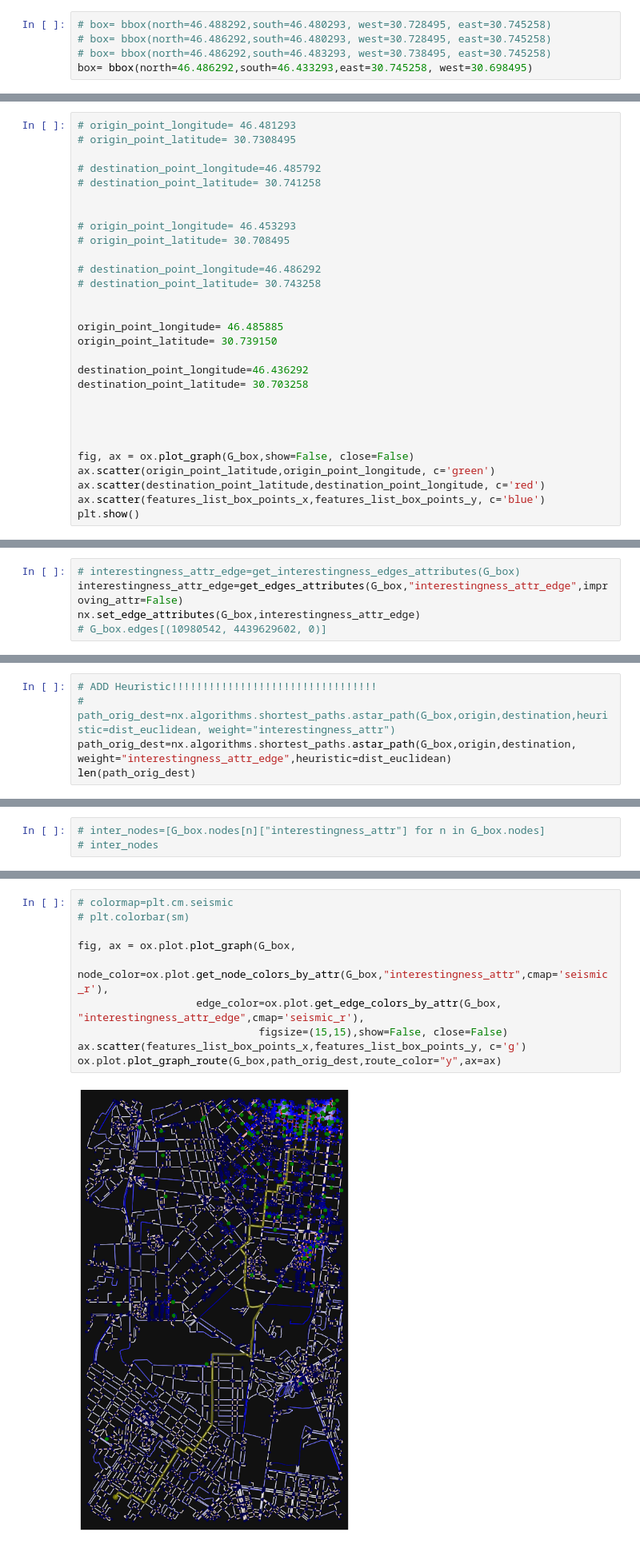
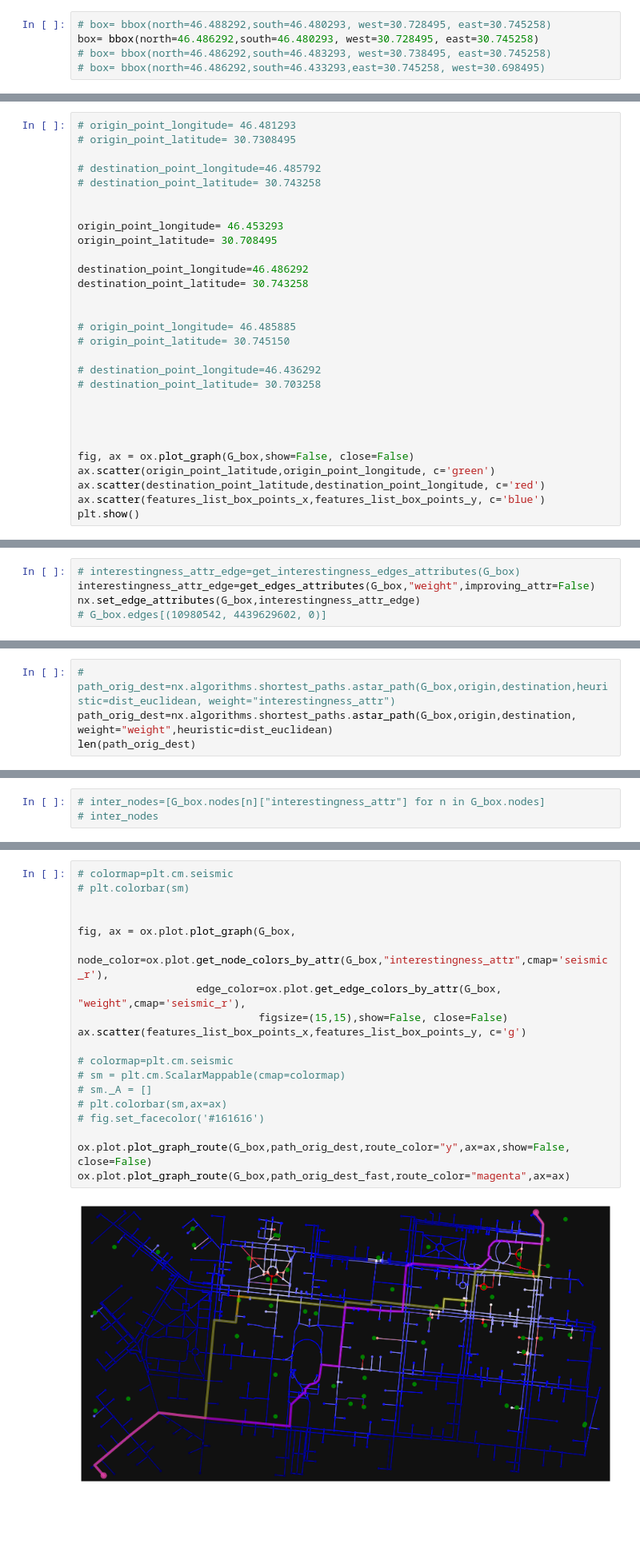
Before and after one commit to KyrylVeremiov/attractive_routing, a Jupyter notebook: Map.ipynb, the cells around one changed output, grey strips where cells are left out. Shown at 80% size. Saved outputs shown, nothing was run; the diff lists cells and outputs as text; blank space fills up the shorter version.

```diff
--- a/Map.ipynb
+++ b/Map.ipynb
@@ -88,8 +88,8 @@ fig, ax = ox.plot_graph(G)
 # features_list.size
 # %%
 # box= bbox(north=46.488292,south=46.480293, west=30.728495, east=30.745258)
-# box= bbox(north=46.486292,south=46.480293, west=30.728495, east=30.745258)
+box= bbox(north=46.486292,south=46.480293, west=30.728495, east=30.745258)
 # box= bbox(north=46.486292,south=46.483293, west=30.738495, east=30.745258)
-box= bbox(north=46.486292,south=46.433293,east=30.745258, west=30.698495)
+# box= bbox(north=46.486292,south=46.433293,east=30.745258, west=30.698495)
 # %%
 G_box=ox.truncate.truncate_graph_bbox(G,box.north,box.south,box.east,box.west)
@@ -159,21 +158,21 @@ features_list_box_points.explore( marker_kwds={"radius": 6})
 # origin_point_latitude= 30.7308495
 
 # destination_point_longitude=46.485792
-# destination_point_latitude= 30.741258
-
-
-# origin_point_longitude= 46.453293
-# origin_point_latitude= 30.708495
-
-# destination_point_longitude=46.486292
 # destination_point_latitude= 30.743258
 
 
-origin_point_longitude= 46.485885
-origin_point_latitude= 30.739150
+origin_point_longitude= 46.453293
+origin_point_latitude= 30.708495
 
-destination_point_longitude=46.436292
-destination_point_latitude= 30.703258
+destination_point_longitude=46.486292
+destination_point_latitude= 30.743258
+
+
+# origin_point_longitude= 46.485885
+# origin_point_latitude= 30.745150
+
+# destination_point_longitude=46.436292
+# destination_point_latitude= 30.703258
 
 
 
@@ -337,7 +334,7 @@ def get_edges_attributes(G1,name_attr1,k_length=0.2,k_attr=0.8,improving_attr=Tr
     return attr_dict
 # %%
 # interestingness_attr_edge=get_interestingness_edges_attributes(G_box)
-interestingness_attr_edge=get_edges_attributes(G_box,"interestingness_attr_edge",improving_attr=False)
+interestingness_attr_edge=get_edges_attributes(G_box,"weight",improving_attr=False)
 nx.set_edge_attributes(G_box,interestingness_attr_edge)
 # G_box.edges[(10980542, 4439629602, 0)]
 # %%
@@ -369,8 +366,7 @@ def dist_euclidean(a, b):
     return ((x1 - x2) ** 2 + (y1 - y2) ** 2) ** 0.5
     # return 0
 # %%
-# ADD Heuristic!!!!!!!!!!!!!!!!!!!!!!!!!!!!!!!!!
 # path_orig_dest=nx.algorithms.shortest_paths.astar_path(G_box,origin,destination,heuristic=dist_euclidean, weight="interestingness_attr")
-path_orig_dest=nx.algorithms.shortest_paths.astar_path(G_box,origin,destination, weight="interestingness_attr_edge",heuristic=dist_euclidean)
+path_orig_dest=nx.algorithms.shortest_paths.astar_path(G_box,origin,destination, weight="weight",heuristic=dist_euclidean)
 len(path_orig_dest)
 # %% [output]
@@ -417,15 +413,24 @@ nodes_coord.head()
 # %%
 # colormap=plt.cm.seismic
 # plt.colorbar(sm)
 
+
 fig, ax = ox.plot.plot_graph(G_box,
                              node_color=ox.plot.get_node_colors_by_attr(G_box,"interestingness_attr",cmap='seismic_r'),
-                   edge_color=ox.plot.get_edge_colors_by_attr(G_box, "interestingness_attr_edge",cmap='seismic_r'),
+                   edge_color=ox.plot.get_edge_colors_by_attr(G_box, "weight",cmap='seismic_r'),
                              figsize=(15,15),show=False, close=False)
 ax.scatter(features_list_box_points_x,features_list_box_points_y, c='g')
-ox.plot.plot_graph_route(G_box,path_orig_dest,route_color="y",ax=ax)
+
+# colormap=plt.cm.seismic
+# sm = plt.cm.ScalarMappable(cmap=colormap)
+# sm._A = []
+# plt.colorbar(sm,ax=ax)
+# fig.set_facecolor('#161616')
+
+ox.plot.plot_graph_route(G_box,path_orig_dest,route_color="y",ax=ax,show=False, close=False)
+ox.plot.plot_graph_route(G_box,path_orig_dest_fast,route_color="magenta",ax=ax)
 # %% [output]
-[figure, old version]
+[figure, new version]
 (<Figure size 1080x1080 with 1 Axes>, <Axes: >)
 # %%
 # path_orig_dest_edges=[(path_orig_dest[i],path_orig_dest[i+1])for i in range(len(path_orig_dest)-1)]
```
Also changed, not shown: parts of 16 cells of this notebook.
